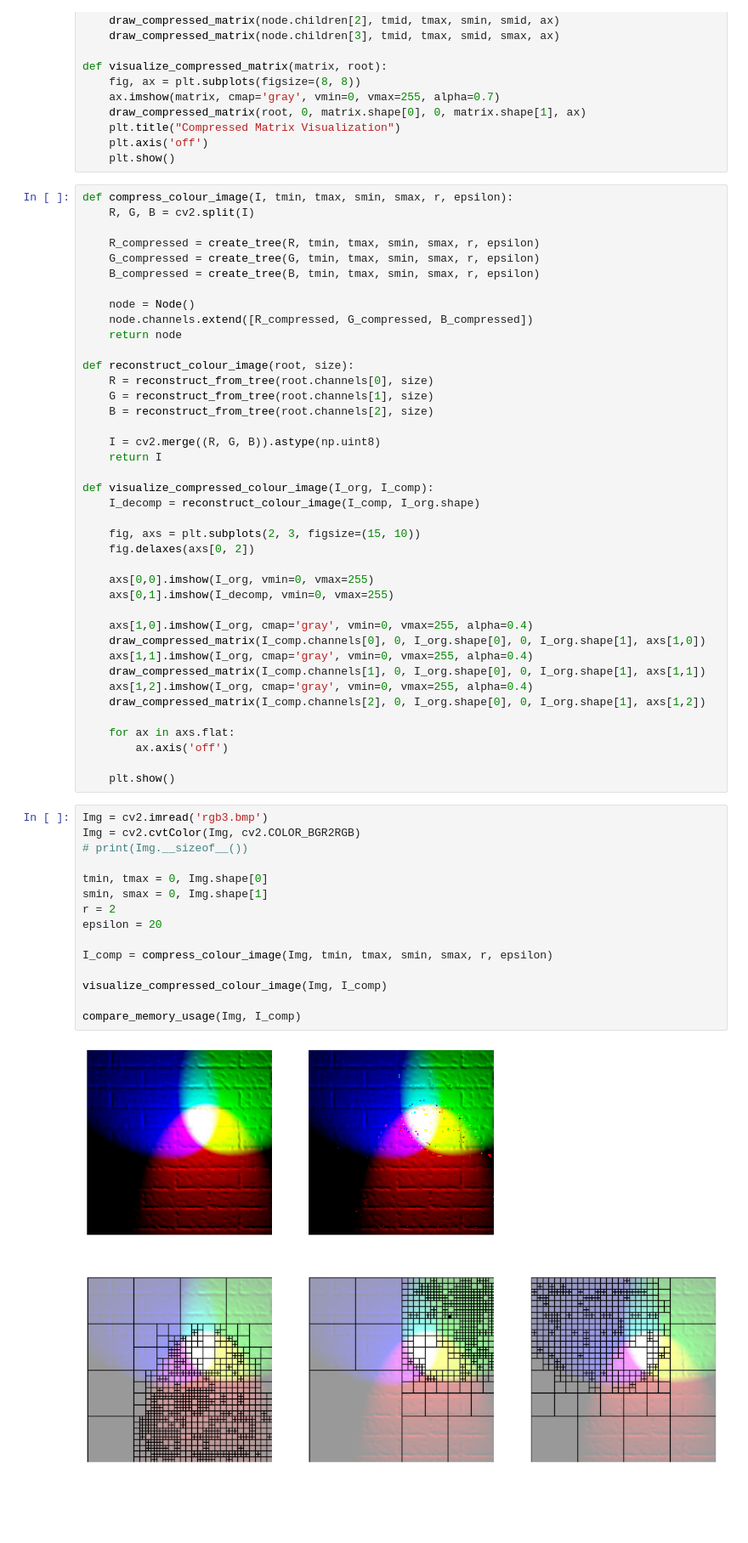
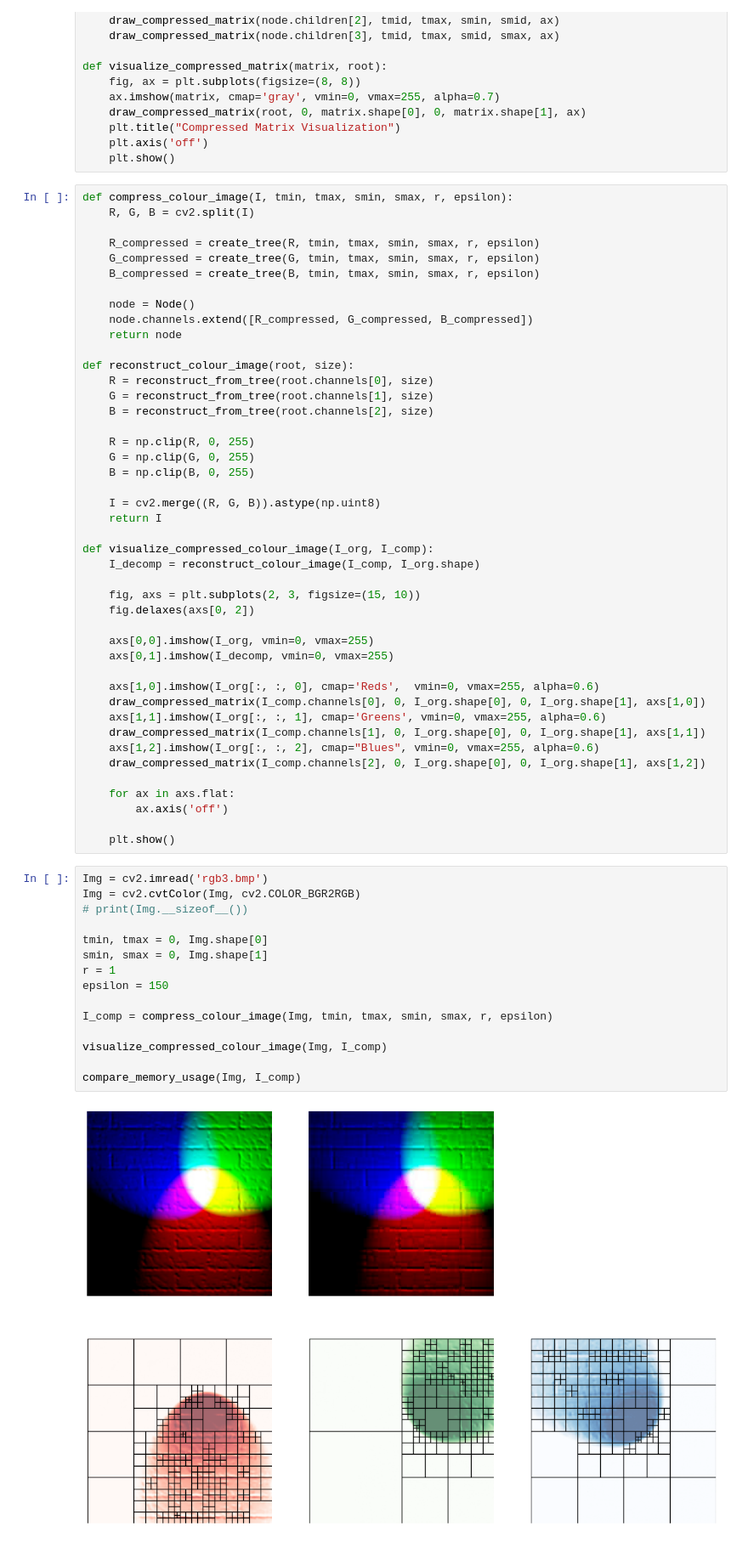
Before and after one commit to mpodmokly/matrix-algorithms, a Jupyter notebook: Zad3/zad3.ipynb, the cells around one changed output. Shown at 85% size. Cells and saved outputs as stored; diff of their text form; blank space fills up the shorter version.

```diff
--- a/Zad3/zad3.ipynb
+++ b/Zad3/zad3.ipynb
@@ -167,6 +167,10 @@ def reconstruct_colour_image(root, size):
     G = reconstruct_from_tree(root.channels[1], size)
     B = reconstruct_from_tree(root.channels[2], size)
 
+    R = np.clip(R, 0, 255)
+    G = np.clip(G, 0, 255)
+    B = np.clip(B, 0, 255)
+
     I = cv2.merge((R, G, B)).astype(np.uint8)
     return I
 
@@ -179,11 +183,11 @@ def visualize_compressed_colour_image(I_org, I_comp):
     axs[0,0].imshow(I_org, vmin=0, vmax=255)
     axs[0,1].imshow(I_decomp, vmin=0, vmax=255)
 
-    axs[1,0].imshow(I_org, cmap='gray', vmin=0, vmax=255, alpha=0.4)
+    axs[1,0].imshow(I_org[:, :, 0], cmap='Reds',  vmin=0, vmax=255, alpha=0.6)
     draw_compressed_matrix(I_comp.channels[0], 0, I_org.shape[0], 0, I_org.shape[1], axs[1,0])
-    axs[1,1].imshow(I_org, cmap='gray', vmin=0, vmax=255, alpha=0.4)
+    axs[1,1].imshow(I_org[:, :, 1], cmap='Greens', vmin=0, vmax=255, alpha=0.6)
     draw_compressed_matrix(I_comp.channels[1], 0, I_org.shape[0], 0, I_org.shape[1], axs[1,1])
-    axs[1,2].imshow(I_org, cmap='gray', vmin=0, vmax=255, alpha=0.4)
+    axs[1,2].imshow(I_org[:, :, 2], cmap="Blues", vmin=0, vmax=255, alpha=0.6)
     draw_compressed_matrix(I_comp.channels[2], 0, I_org.shape[0], 0, I_org.shape[1], axs[1,2])
 
     for ax in axs.flat:
@@ -193,18 +197,18 @@ def visualize_compressed_colour_image(I_org, I_comp):
 # %%
 Img = cv2.imread('rgb3.bmp')
 Img = cv2.cvtColor(Img, cv2.COLOR_BGR2RGB)
 # print(Img.__sizeof__())
 
 tmin, tmax = 0, Img.shape[0]
 smin, smax = 0, Img.shape[1]
-r = 2
-epsilon = 20
+r = 1
+epsilon = 150
 
 I_comp = compress_colour_image(Img, tmin, tmax, smin, smax, r, epsilon)
 
 visualize_compressed_colour_image(Img, I_comp)
 
 compare_memory_usage(Img, I_comp)
 # %% [output]
-[figure, old version]
+[figure, new version]
 Original Space: 196608 B
```
Also changed, not shown: parts of 3 cells of this notebook, 3 other files.
